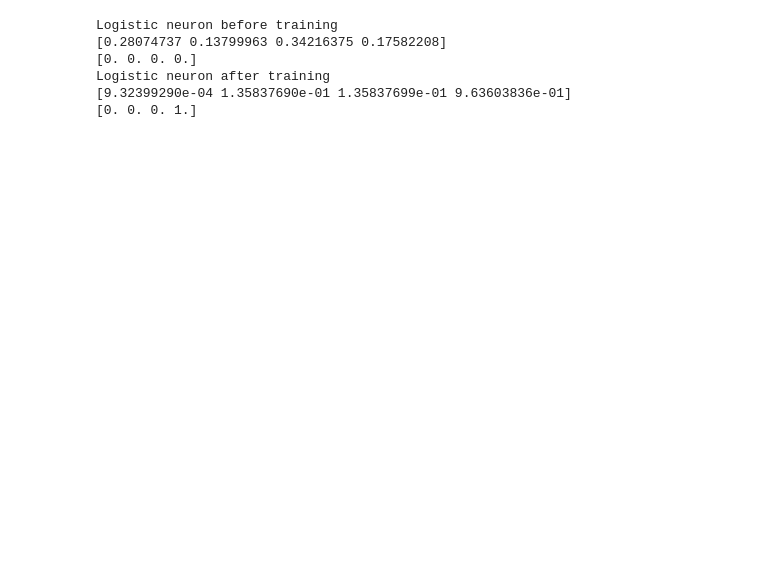
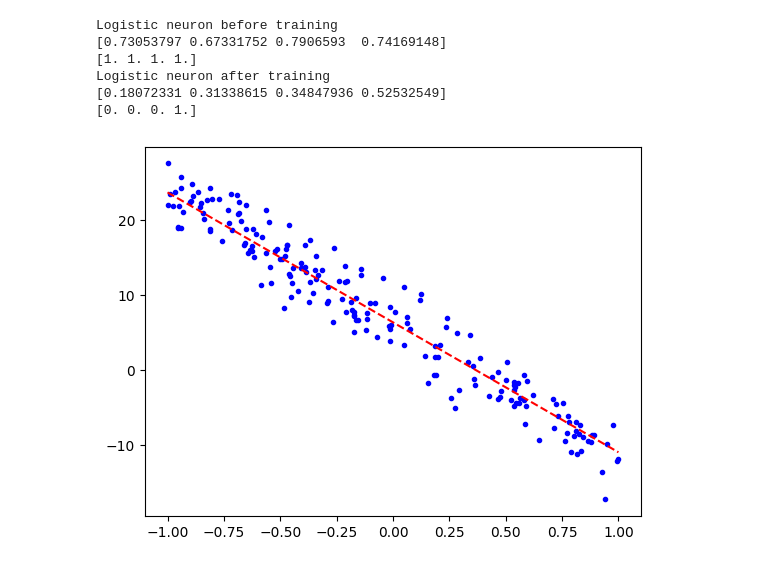
Before and after one commit to viccubas/autonomous_driving, a Jupyter notebook: delta_reg.ipynb, the cells around one changed output. Saved outputs shown, nothing was run; the diff lists cells and outputs as text; code cells hidden in the pictures; blank space fills up the shorter version.

```diff
--- a/delta_reg.ipynb
+++ b/delta_reg.ipynb
@@ -48,7 +48,7 @@ class neuron:
         Z = np.dot(self.w, X) + self.b
         return self.f(Z)
 
-    def fit(self, X, Y, epochs=100, L2=0.01):
+    def fit(self, X, Y, epochs=100, L2=0):
 
         p = X.shape[1]
 
@@ -59,8 +59,9 @@ class neuron:
 
             ## Training
             local_gradient = (Y - Y_est) * dy
-            self.w = (1 - self.eta * L2) * self.w +  (self.eta / p) + np.dot(local_gradient, X.T).ravel()
-            self.b += (self.eta / p) + np.sum(local_gradient)
+            self.w =  (1 - (self.eta * L2)) * self.w + (self.eta / p) *  np.dot(local_gradient, X.T).ravel()
+            ## self.w +=  (self.eta / p) *  np.dot(local_gradient, X.T).ravel()
+            self.b += (self.eta / p) * np.sum(local_gradient)
 # %%
 # Problemas de compuertas logicas
 
@@ -83,34 +84,36 @@ print(logistic_neuron.predict(X_and))
 print((0.5 <=  logistic_neuron.predict(X_and)) * np.ones(X_and.shape[1]))
 
 # Entrena la neurona con datos del problema AND
-logistic_neuron.fit(X_and, Y_and, epochs=400)
+logistic_neuron.fit(X_and, Y_and, epochs=800)
 
 print("Logistic neuron after training")
 print(logistic_neuron.predict(X_and))
 print((0.5 <= logistic_neuron.predict(X_and)) * np.ones(X_and.shape[1]))
 # %% [output]
 Logistic neuron before training
-[0.28074737 0.13799963 0.34216375 0.17582208]
-[0. 0. 0. 0.]
+[0.73053797 0.67331752 0.7906593  0.74169148]
+[1. 1. 1. 1.]
 Logistic neuron after training
-[9.32399290e-04 1.35837690e-01 1.35837699e-01 9.63603836e-01]
+[0.18072331 0.31338615 0.34847936 0.52532549]
 [0. 0. 0. 1.]
 # %%
 import matplotlib.pyplot as plt
 
 # Genera p numero de elementos en un dataset sintetico
-p = 150
+p = 200
 
 x = -1 + 2 * np.random.rand(p).reshape(1,-1)
 # Genera una funcion lineal y anade ruido gaussiano
-y = -18 * x + 6 + 3 * np.random.randn(p)
+y = -18 * x + 6 + 2.5 * np.random.randn(p)
 plt.plot(x,y,'.b')
 
 # Instancia una neurona lineal con 1 entrada
 linear_neuron = neuron(1, activation_f=linear, learning_rate=0.1)
 linear_neuron.fit(x,y, epochs=100)
 
-# Dibujar línea
+# Dibujar los datos en azul y la linea que representa la neurona lineal
 xn = np.array([[-1, 1]])
-plt.plot(xn.ravel() ,neuron.predict(xn),'--r')
+plt.plot(xn.ravel() ,linear_neuron.predict(xn),'--r')
 plt.show()
+# %% [output]
+[figure, added]
```
Also changed, not shown: 8 other files.
